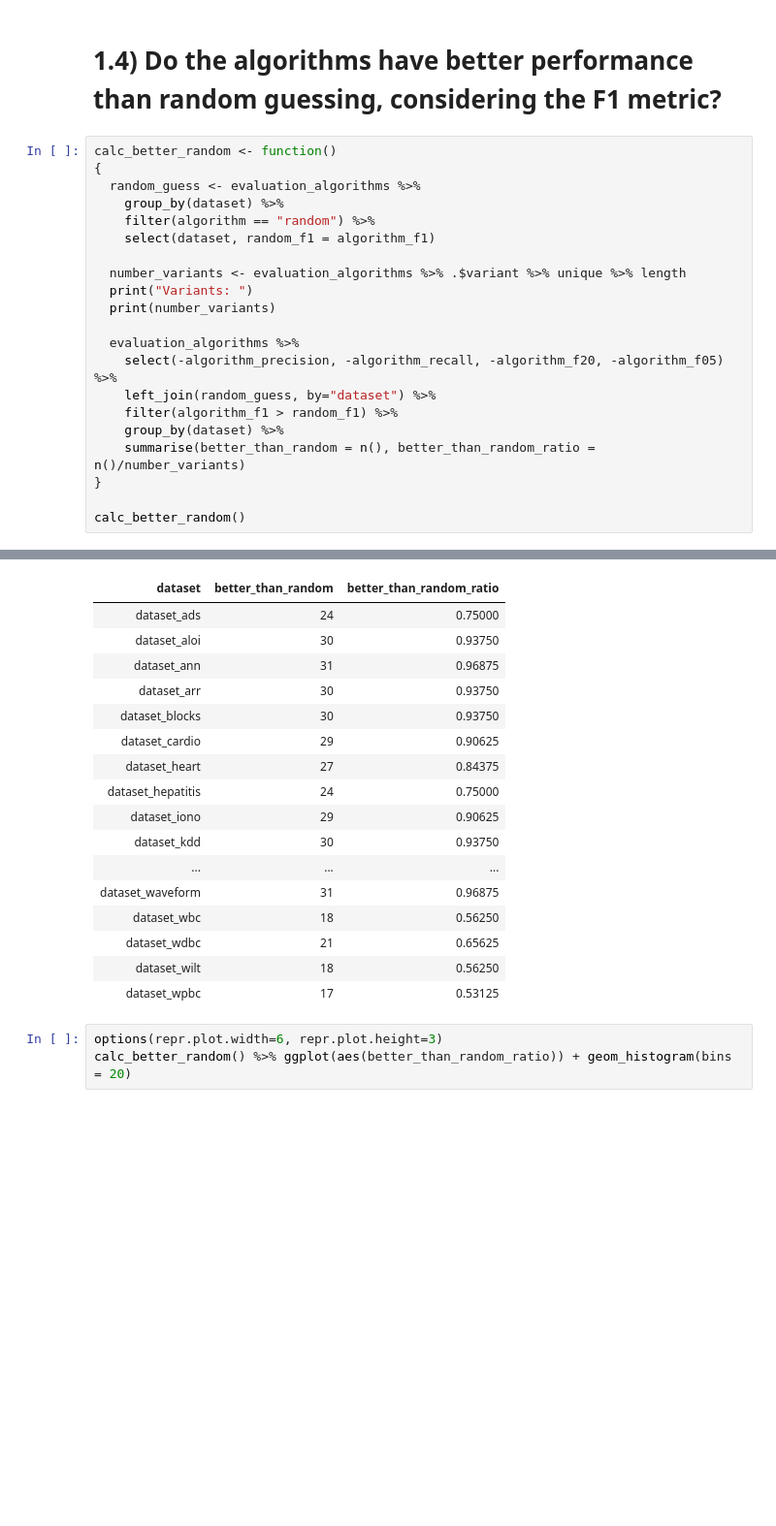
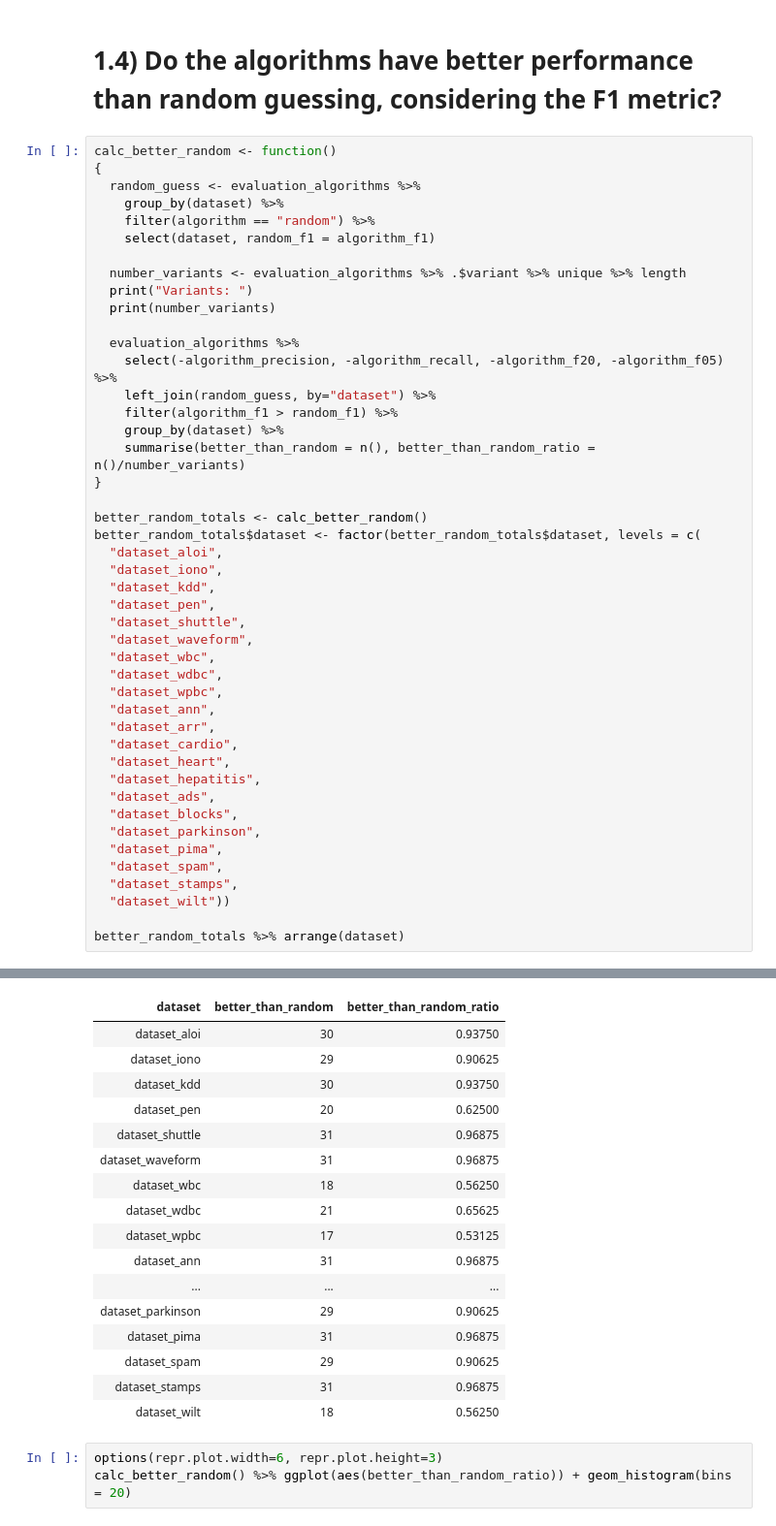
Before and after one commit to msandim/master-thesis, a Jupyter notebook: experiments/Experiment 3/Experiment 3 - Analysis 4.ipynb, the cells around one changed output, grey strips where cells are left out. Shown at 97% size. Drawn from its saved outputs; the diff is of its cells as text; blank space fills up the shorter version.

```diff
--- a/experiments/Experiment 3/Experiment 3 - Analysis 4.ipynb
+++ b/experiments/Experiment 3/Experiment 3 - Analysis 4.ipynb
@@ -377,44 +377,68 @@ evaluation_algorithms %>%
 # %%
 calc_better_random <- function()
 {
   random_guess <- evaluation_algorithms %>%
     group_by(dataset) %>%
     filter(algorithm == "random") %>%
     select(dataset, random_f1 = algorithm_f1)
 
   number_variants <- evaluation_algorithms %>% .$variant %>% unique %>% length
   print("Variants: ")
   print(number_variants)
 
   evaluation_algorithms %>%
     select(-algorithm_precision, -algorithm_recall, -algorithm_f20, -algorithm_f05) %>%
     left_join(random_guess, by="dataset") %>%
     filter(algorithm_f1 > random_f1) %>%
     group_by(dataset) %>%
     summarise(better_than_random = n(), better_than_random_ratio = n()/number_variants)
 }
 
-calc_better_random()
+better_random_totals <- calc_better_random()
+better_random_totals$dataset <- factor(better_random_totals$dataset, levels = c(
+  "dataset_aloi",
+  "dataset_iono",
+  "dataset_kdd",
+  "dataset_pen",
+  "dataset_shuttle",
+  "dataset_waveform",
+  "dataset_wbc",
+  "dataset_wdbc",
+  "dataset_wpbc",
+  "dataset_ann",
+  "dataset_arr",
+  "dataset_cardio",
+  "dataset_heart",
+  "dataset_hepatitis",
+  "dataset_ads",
+  "dataset_blocks",
+  "dataset_parkinson",
+  "dataset_pima",
+  "dataset_spam",
+  "dataset_stamps",
+  "dataset_wilt"))
+
+better_random_totals %>% arrange(dataset)
 # %% [output]
 [1] "Variants: "
 [1] 32
 | dataset | better_than_random | better_than_random_ratio |
-| dataset_ads | 24 | 0.75000 |
 | dataset_aloi | 30 | 0.93750 |
-| dataset_ann | 31 | 0.96875 |
-| dataset_arr | 30 | 0.93750 |
-| dataset_blocks | 30 | 0.93750 |
-| dataset_cardio | 29 | 0.90625 |
-| dataset_heart | 27 | 0.84375 |
-| dataset_hepatitis | 24 | 0.75000 |
 | dataset_iono | 29 | 0.90625 |
 | dataset_kdd | 30 | 0.93750 |
-| ... | ... | ... |
+| dataset_pen | 20 | 0.62500 |
+| dataset_shuttle | 31 | 0.96875 |
 | dataset_waveform | 31 | 0.96875 |
 | dataset_wbc | 18 | 0.56250 |
 | dataset_wdbc | 21 | 0.65625 |
+| dataset_wpbc | 17 | 0.53125 |
+| dataset_ann | 31 | 0.96875 |
+| ... | ... | ... |
+| dataset_parkinson | 29 | 0.90625 |
+| dataset_pima | 31 | 0.96875 |
+| dataset_spam | 29 | 0.90625 |
+| dataset_stamps | 31 | 0.96875 |
 | dataset_wilt | 18 | 0.56250 |
-| dataset_wpbc | 17 | 0.53125 |
 # %%
 options(repr.plot.width=6, repr.plot.height=3)
 calc_better_random() %>% ggplot(aes(better_than_random_ratio)) + geom_histogram(bins = 20)
```
Also changed, not shown: parts of 32 cells of this notebook, 3 other files.
